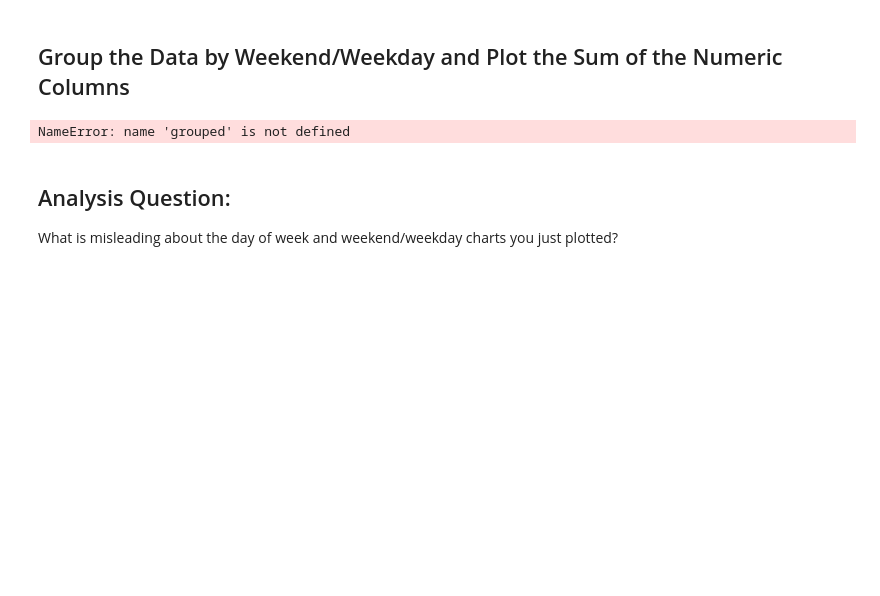
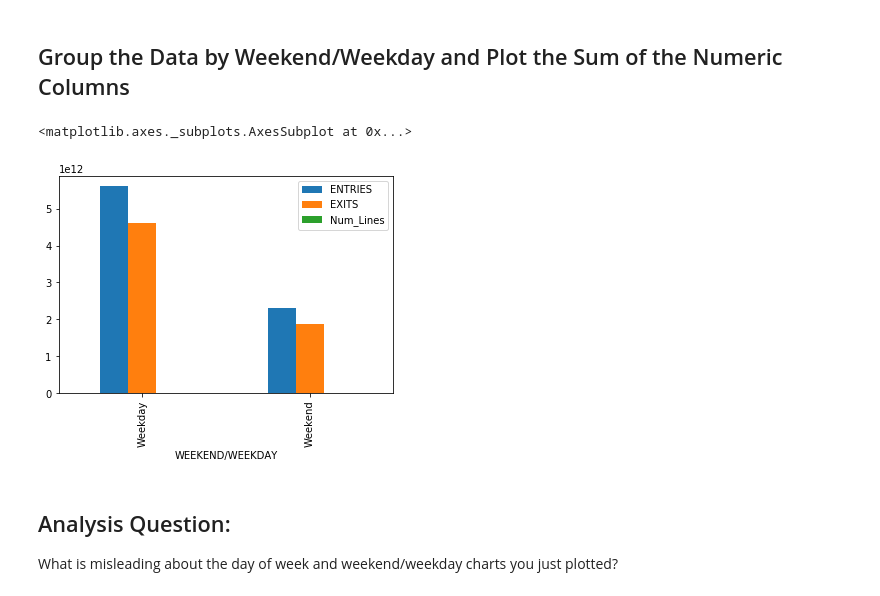
Before and after one commit to laurenliz22/Flatiron_Section01_Labs, a Jupyter notebook: dsc-pandas-series-and-dataframes-lab-online-ds-ft-081219/index.ipynb, the cells around one changed output. Saved outputs shown, nothing was run; the diff lists cells and outputs as text; code cells hidden in the pictures; blank space fills up the shorter version.

```diff
--- a/dsc-pandas-series-and-dataframes-lab-online-ds-ft-081219/index.ipynb
+++ b/dsc-pandas-series-and-dataframes-lab-online-ds-ft-081219/index.ipynb
@@ -128,15 +134,23 @@ grouped_data.plot(kind = 'bar')
 [figure]
 # %% [markdown]
 ## Group the Data by Weekend/Weekday and Plot the Sum of the Numeric Columns
-# %%
-#Your code here
-# reset grouped data
-grouped = grouped.reset_index()
-
-#redefine grouped data
-#NEED HELP WITH THIS!!!!!!
-# %% [output]
-NameError: name 'grouped' is not defined
+# %%
+#Your code here
+# reset grouped data
+
+#redefine grouped data
+df.loc[df['DAY_OF_WEEK'] == 'Saturday','WEEKEND/WEEKDAY'] = 'Weekend'
+df.loc[df['DAY_OF_WEEK'] == 'Sunday','WEEKEND/WEEKDAY'] = 'Weekend'
+df.loc[df['DAY_OF_WEEK'] == 'Monday','WEEKEND/WEEKDAY'] = 'Weekday'
+df.loc[df['DAY_OF_WEEK'] == 'Tuesday','WEEKEND/WEEKDAY'] = 'Weekday'
+df.loc[df['DAY_OF_WEEK'] == 'Wednesday','WEEKEND/WEEKDAY'] = 'Weekday'
+df.loc[df['DAY_OF_WEEK'] == 'Thursday','WEEKEND/WEEKDAY'] = 'Weekday'
+df.loc[df['DAY_OF_WEEK'] == 'Friday','WEEKEND/WEEKDAY'] = 'Weekday'
+grouped_data = df.groupby('WEEKEND/WEEKDAY').sum()
+grouped_data.plot(kind = 'bar')
+# %% [output]
+<matplotlib.axes._subplots.AxesSubplot at 0x...>
+[figure, added]
 # %% [markdown]
 ## Analysis Question:
 
```
Also changed, not shown: parts of 1 cell of this notebook.
